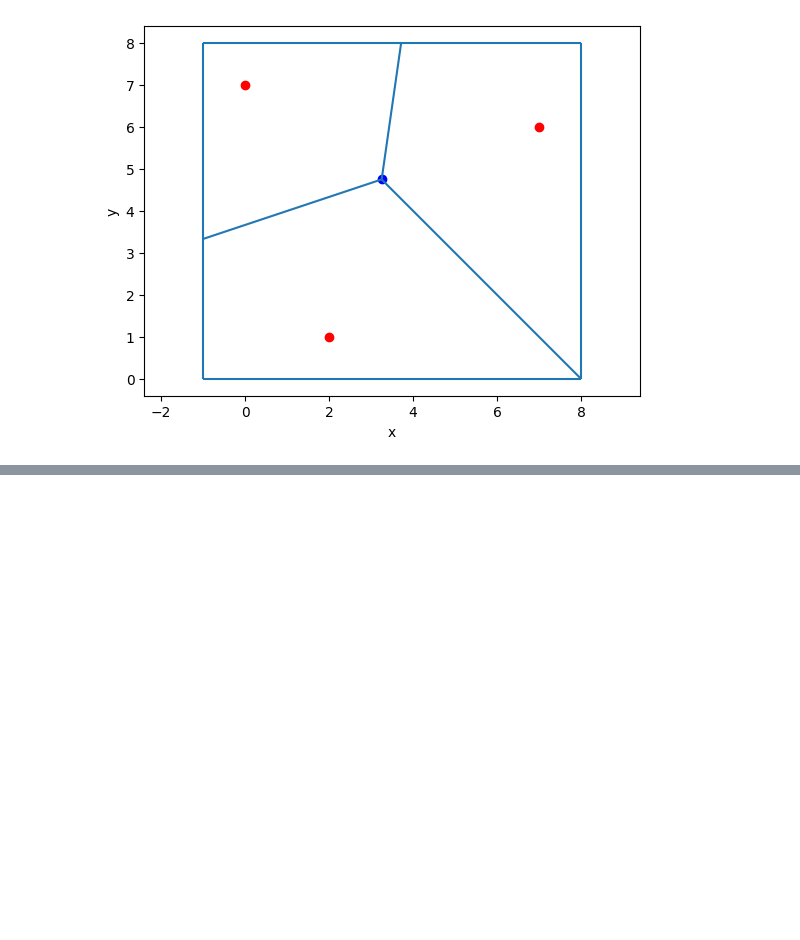
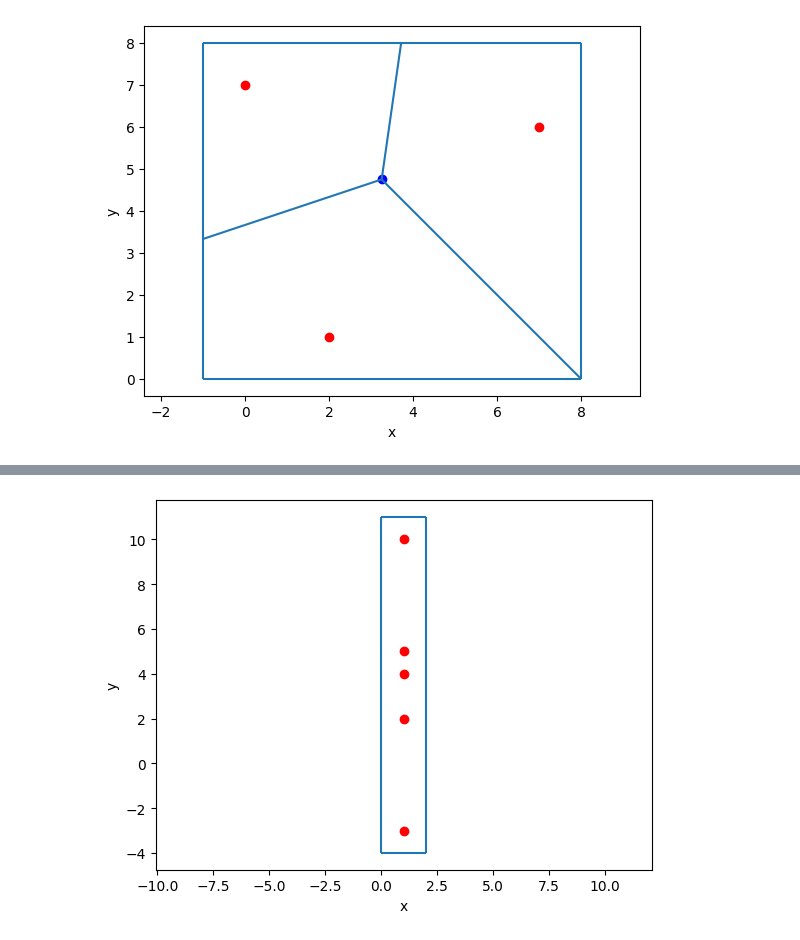
Before and after one commit to ReptilianEye/Voronoi-Diagram, a Jupyter notebook: delaunay.ipynb, the cells around one changed output, grey strips where cells are left out. Cells and saved outputs as stored; diff of their text form; code cells hidden in the pictures; blank space fills up the shorter version.

```diff
--- a/delaunay.ipynb
+++ b/delaunay.ipynb
@@ -437,0 +479,5 @@ vis_voronoi4.show()
+# %%
+vis_voronoi5 = draw_voronoi(T5, Points5)
+vis_voronoi5.show()
+# %% [output]
+[figure, added]
```
Also changed, not shown: parts of 7 cells of this notebook.
